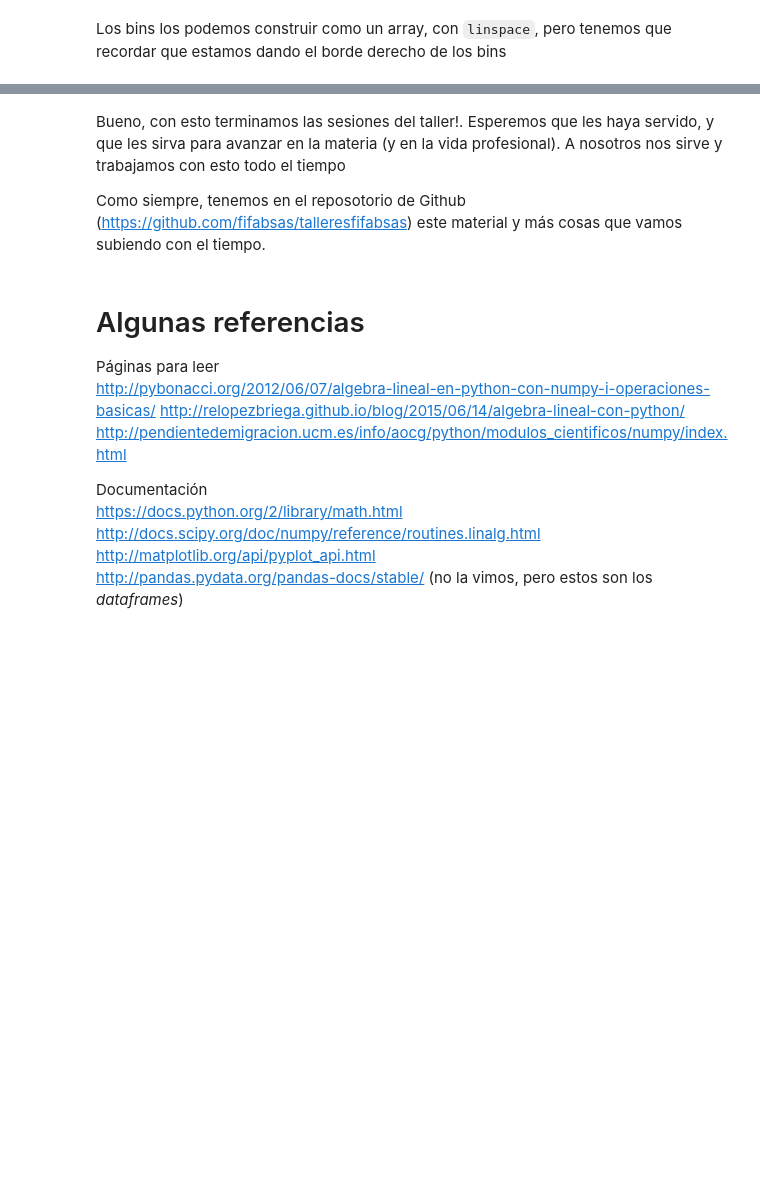
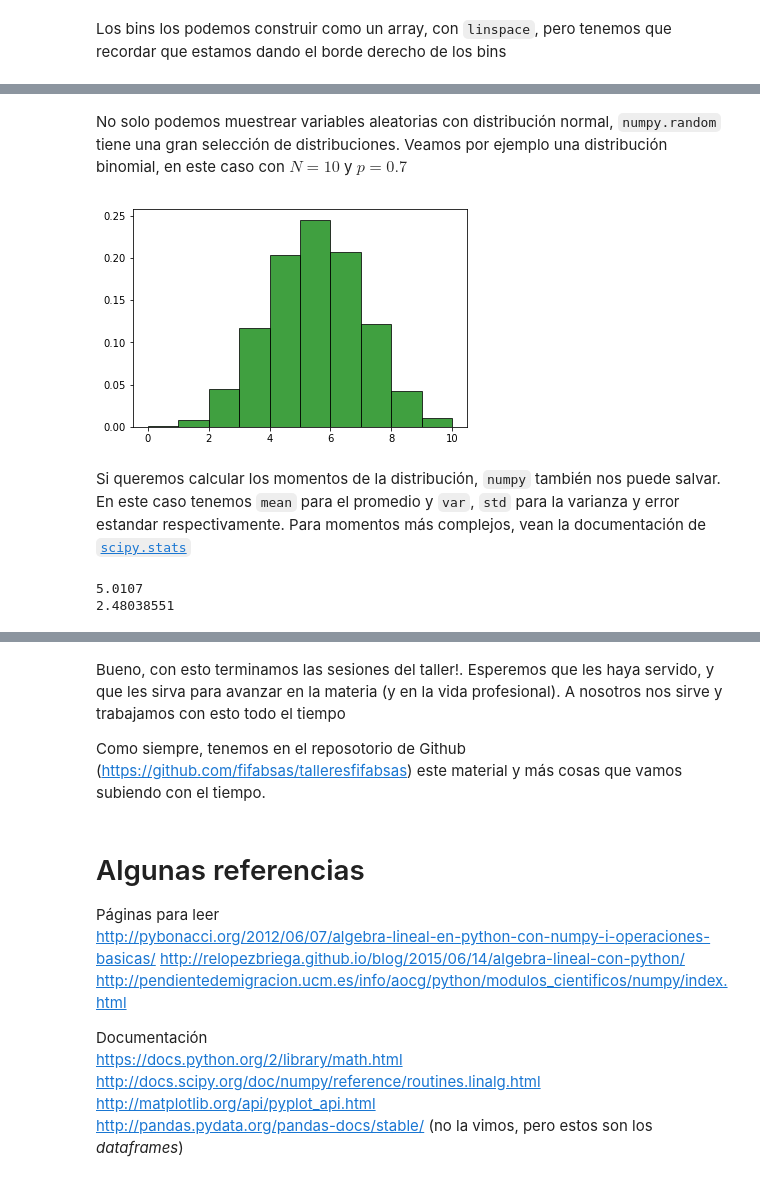
Before and after one commit to fifabsas/talleresfifabsas, a Jupyter notebook: python/Incertezas/numerico.ipynb, the cells around one changed output, grey strips where cells are left out. Saved outputs shown, nothing was run; the diff lists cells and outputs as text; code cells hidden in the pictures; blank space fills up the shorter version.

Commit message:
Agregado histograma con barras de error y muestreo de binomial

```diff
--- a/python/Incertezas/numerico.ipynb
+++ b/python/Incertezas/numerico.ipynb
@@ -430,0 +340,15 @@ plt.hist(x, bins = bins, normed=1, facecolor='green',
+# %% [markdown]
+No solo podemos muestrear variables aleatorias con distribución normal, `numpy.random` tiene una gran selección de distribuciones. Veamos por ejemplo una distribución binomial, en este caso con $N=10$ y $p=0.7$
+# %%
+x = np.random.binomial(10, 0.5, size = 10000) #En este caso size determina la repetición del experimento
+plt.hist(x, bins = 10, normed=1, facecolor='green', edgecolor='black', alpha=0.75);
+# %% [output]
+[figure, added]
+# %% [markdown]
+Si queremos calcular los momentos de la distribución, `numpy` también nos puede salvar. En este caso tenemos `mean` para el promedio y `var`, `std` para la varianza y error estandar respectivamente. Para momentos más complejos, vean la documentación de [`scipy.stats`](https://docs.scipy.org/doc/scipy/reference/stats.html)
+# %%
+print(np.mean(x)) #El valor medio en este caso es n*p
+print(np.var(x)) #y la varianza es n * p * (1 - p)
+# %% [output]
+5.0107
+2.48038551
```
Also changed, not shown: parts of 22 cells of this notebook.
